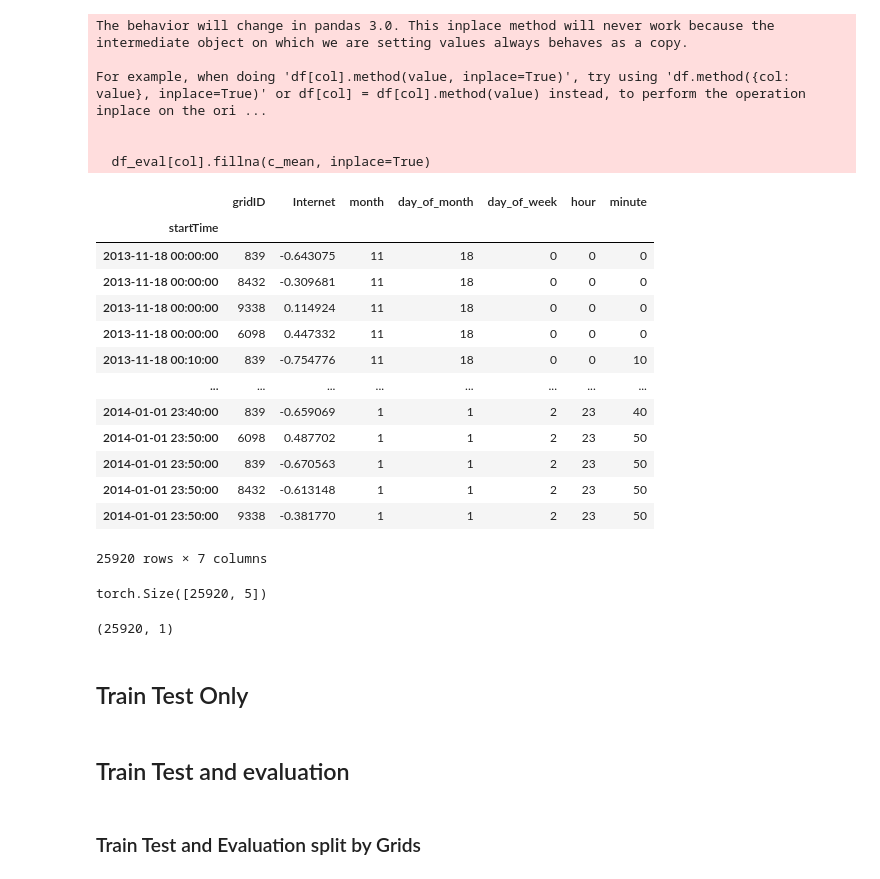
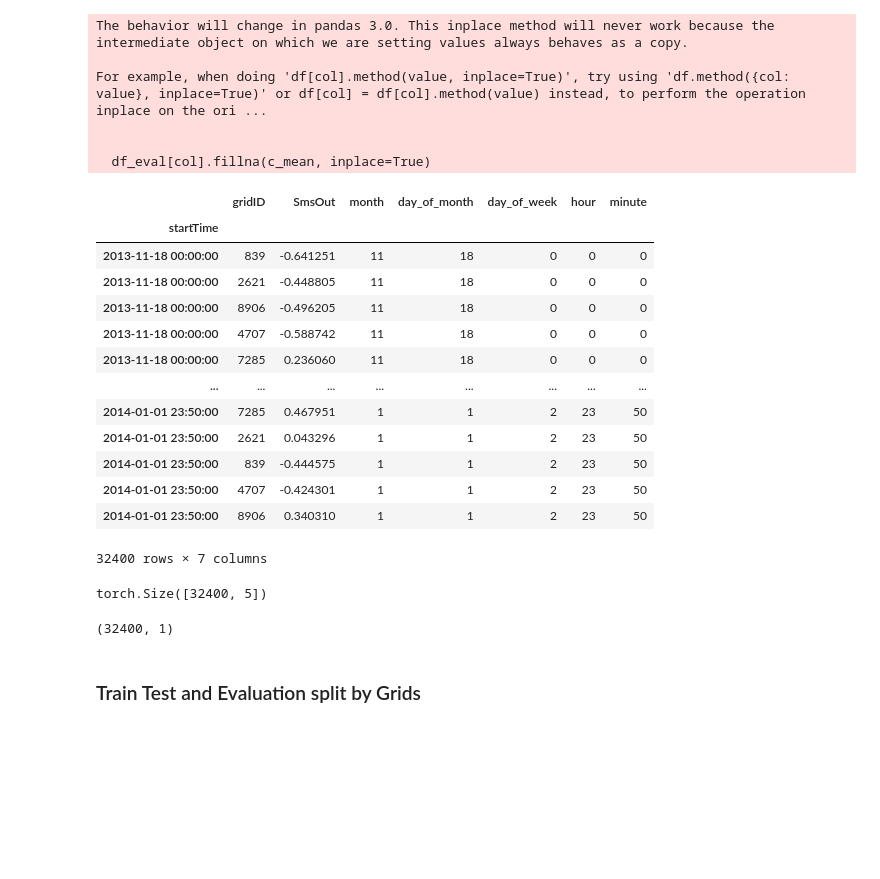
Before and after one commit to VOICE-TONE/Outlier-Detection-Based-on-Encoder-Masks-Inflation-and-Quasi-Dynamic-Thresholding, a Jupyter notebook: Informer_encoder_masking.ipynb, the cells around one changed output. Drawn from its saved outputs; the diff is of its cells as text; code cells hidden in the pictures; blank space fills up the shorter version.

```diff
--- a/Informer_encoder_masking.ipynb
+++ b/Informer_encoder_masking.ipynb
@@ -39,42 +27,20 @@ set_seed(5757)
 # %%
-# Parquet data
-#df = pd.read_parquet('../../../../Dropbox/PhD/Writtings/Article2/data/data_featured_10.parquet')
-
-## Option 2
-# df = pd.read_parquet('data/data_sampled_10_2025-02-23.parquet')
-# df.columns=['gridID', 'Destination','TimeStamp', 'SmsIn', 'SmsOut', 'CallIn','CallOut', 'Internet', 'new_dest_EEA', 'new_dest_International','new_dest_Local']
-
-# df = pd.read_parquet('data/data_sampled_16d_2025-03-28.parquet')
-# df.columns=df.columns=['gridID', 'Time', 'Destination', 'SmsIn', 'SmsOut', 'CallIn','CallOut', 'Internet']
-
-# df = df.groupby(["Time", "gridID", "Destination"]).mean()
-
-#Selected_cols = ['SmsIn', 'SmsOut', 'CallIn', 'CallOut', 'Internet','hour','day','day_of_week','GridId_encoded']
-
-df = pd.read_parquet('data/data_sampled_16d_2025-03-28.parquet')
+data_path = 'data/data_sampled_16d_2025-03-28.parquet'
+df = pd.read_parquet(data_path)
 df.columns=df.columns=['gridID', 'Time', 'Destination', 'SmsIn', 'SmsOut', 'CallIn','CallOut', 'Internet']
-
-# df = df.groupby(["gridID", "Time", "Destination"]).mean().reset_index()
 df = df.drop('Destination', axis=1).groupby(["gridID", "Time"]).mean().fillna(0).reset_index()
-# display(df)
-
-# Option3
-# df = pd.read_parquet('data/data_1hagg2025-03-12.parquet')
-
-# df.fillna(0, inplace=True)
-
 df.index=df['Time']
 
 df_copy = df.copy()
 
-col='Internet'
+col='SmsOut'
 Selected_cols = ['gridID',col]
 df = df_copy[Selected_cols]
 
 sample_fct=0.5
 grid_ids = np.random.choice(df_copy['gridID'].unique(), int(len(df_copy["gridID"].unique())*sample_fct))
 # %%
-col='Internet'
+# col='Internet'
 Selected_cols = ['gridID',col]
 df = df_copy[Selected_cols]
 
@@ -116,7 +82,9 @@ display(data_scaled)
 96768 rows × 7 columns
 # %%
 ## Evaluation data
-df_eval = pd.read_parquet('data/data_sampled_16d_eval_2025-03-31.parquet')
+data_eval_path = 'data/data_sampled_16d_eval_2025-03-31.parquet'
+
+df_eval = pd.read_parquet(data_eval_path)
 
 df_eval.columns=['gridID', 'Time', 'Destination', 'SmsIn', 'SmsOut', 'CallIn','CallOut', 'Internet']
 
@@ -141,58 +109,49 @@ df_eval_copy0 = df_eval.copy()
 c_mean = df_eval[col].mean()
 df_eval[col].fillna(c_mean, inplace=True)
 
-# for c in ['SmsIn', 'SmsOut', 'CallIn','CallOut', 'Internet']:
-#     c_mean=df_eval[c].mean()
-#     df_eval[c].fillna(c_mean, inplace=True)
-
-
 # data_eval scaling
 scaler = StandardScaler()
 data_eval_scaled = pd.DataFrame(scaler.fit_transform(df_eval), columns=df_eval.columns, index=df_eval.index)
-
 
 # Create time-based features
 data_eval_scaled['gridID'] = df_eval['gridID']
 data_eval_scaled['month'] = data_eval_scaled.index.month
 data_eval_scaled['day_of_month'] = data_eval_scaled.index.day
 data_eval_scaled['day_of_week'] = data_eval_scaled.index.dayofweek
 data_eval_scaled['hour'] = data_eval_scaled.index.hour
 data_eval_scaled['minute'] = data_eval_scaled.index.minute
 
 data_eval_scaled.sort_index(inplace=True)
 display(data_eval_scaled)
 
 #
 data_eval_2 = data_eval_scaled[data_eval_scaled.columns[data_eval_scaled.columns.isin([col])]]
 date_eval = data_eval_scaled.drop(['gridID', col], axis = 1) #
 date_eval_tensor = torch.tensor(date_eval.values).cuda()
 display(date_eval_tensor.shape)
 display(data_eval_2.shape)
 
-
 eval_tensor_2 = torch.tensor(data_eval_2.values, dtype=torch.float32).cuda()
 # %% [output]
 The behavior will change in pandas 3.0. This inplace method will never work because the intermediate object on which we are setting values always behaves as a copy.
 
 For example, when doing 'df[col].method(value, inplace=True)', try using 'df.method({col: value}, inplace=True)' or df[col] = df[col].method(value) instead, to perform the operation inplace on the ori ...
 
 
   df_eval[col].fillna(c_mean, inplace=True)
-|  | gridID | Internet | month | day_of_month | day_of_week | hour | minute |
+|  | gridID | SmsOut | month | day_of_month | day_of_week | hour | minute |
 | startTime |  |  |  |  |  |  |  |
-| 2013-11-18 00:00:00 | 839 | -0.643075 | 11 | 18 | 0 | 0 | 0 |
-| 2013-11-18 00:00:00 | 8432 | -0.309681 | 11 | 18 | 0 | 0 | 0 |
-| 2013-11-18 00:00:00 | 9338 | 0.114924 | 11 | 18 | 0 | 0 | 0 |
-| 2013-11-18 00:00:00 | 6098 | 0.447332 | 11 | 18 | 0 | 0 | 0 |
-| 2013-11-18 00:10:00 | 839 | -0.754776 | 11 | 18 | 0 | 0 | 10 |
+| 2013-11-18 00:00:00 | 839 | -0.641251 | 11 | 18 | 0 | 0 | 0 |
+| 2013-11-18 00:00:00 | 2621 | -0.448805 | 11 | 18 | 0 | 0 | 0 |
+| 2013-11-18 00:00:00 | 8906 | -0.496205 | 11 | 18 | 0 | 0 | 0 |
+| 2013-11-18 00:00:00 | 4707 | -0.588742 | 11 | 18 | 0 | 0 | 0 |
+| 2013-11-18 00:00:00 | 7285 | 0.236060 | 11 | 18 | 0 | 0 | 0 |
 | ... | ... | ... | ... | ... | ... | ... | ... |
-| 2014-01-01 23:40:00 | 839 | -0.659069 | 1 | 1 | 2 | 23 | 40 |
-| 2014-01-01 23:50:00 | 6098 | 0.487702 | 1 | 1 | 2 | 23 | 50 |
-| 2014-01-01 23:50:00 | 839 | -0.670563 | 1 | 1 | 2 | 23 | 50 |
-| 2014-01-01 23:50:00 | 8432 | -0.613148 | 1 | 1 | 2 | 23 | 50 |
-| 2014-01-01 23:50:00 | 9338 | -0.381770 | 1 | 1 | 2 | 23 | 50 |
+| 2014-01-01 23:50:00 | 7285 | 0.467951 | 1 | 1 | 2 | 23 | 50 |
+| 2014-01-01 23:50:00 | 2621 | 0.043296 | 1 | 1 | 2 | 23 | 50 |
+| 2014-01-01 23:50:00 | 839 | -0.444575 | 1 | 1 | 2 | 23 | 50 |
+| 2014-01-01 23:50:00 | 4707 | -0.424301 | 1 | 1 | 2 | 23 | 50 |
+| 2014-01-01 23:50:00 | 8906 | 0.340310 | 1 | 1 | 2 | 23 | 50 |
-25920 rows × 7 columns
+32400 rows × 7 columns
-torch.Size([25920, 5])
+torch.Size([32400, 5])
-(25920, 1)
+(32400, 1)
-# %% [markdown]
-## Train Test Only
@@ -210,2 +157,0 @@ torch.Size([25920, 5])
-# %% [markdown]
-## Train Test and evaluation
```
Also changed, not shown: parts of 70 cells of this notebook, 3 other files.
